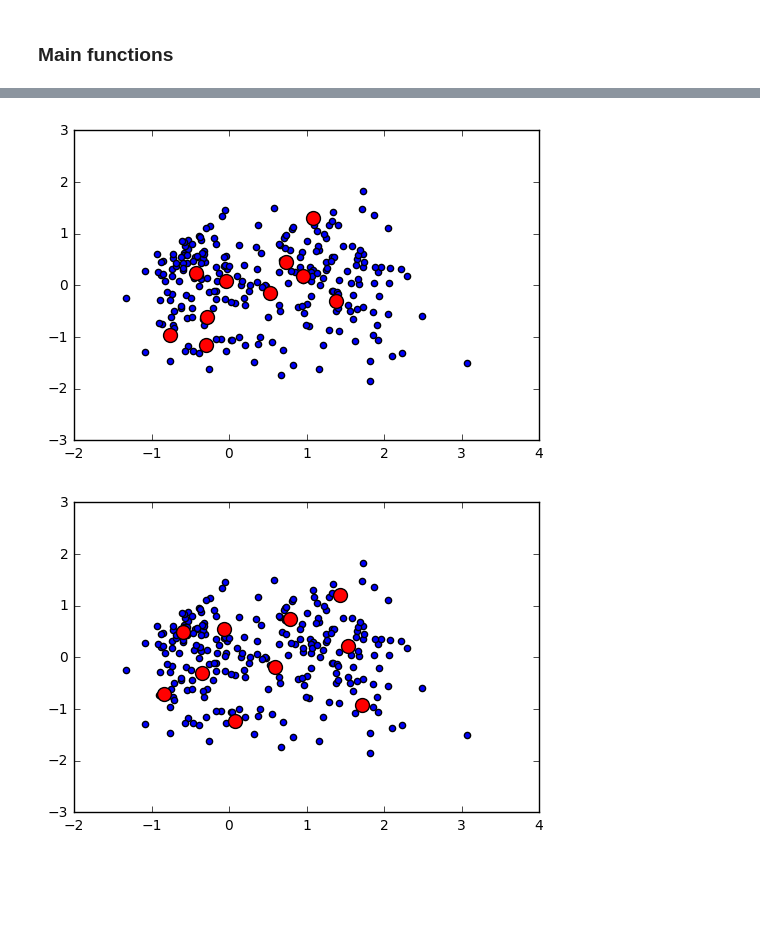
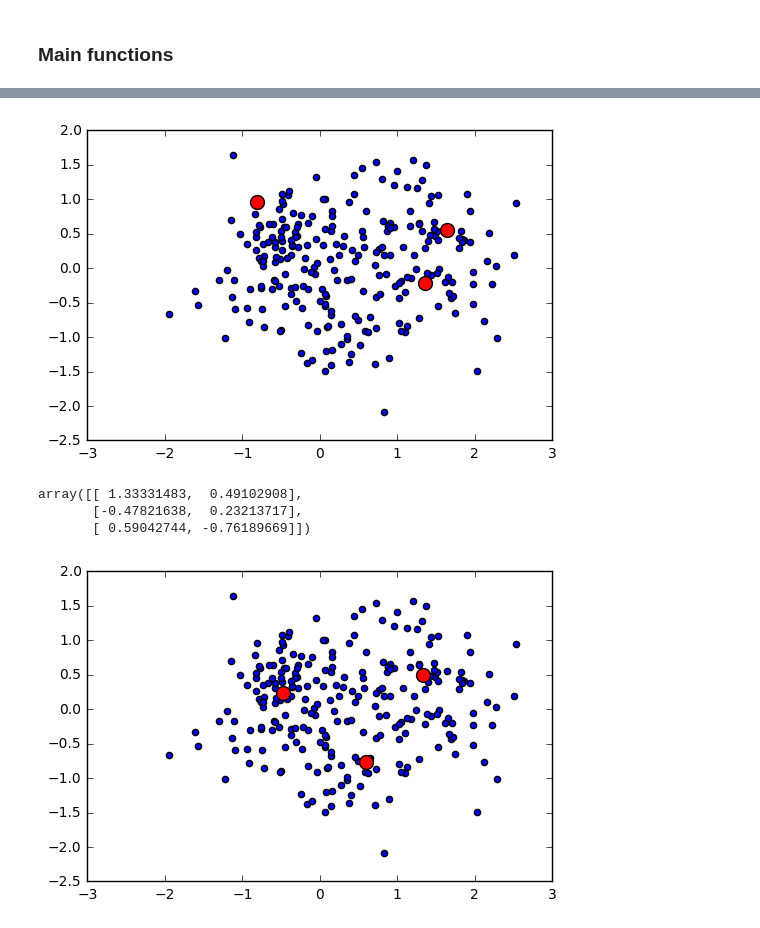
Before and after one commit to NazarKhomyn/ML_alg_DataRoot, a Jupyter notebook: k-means/K-means.ipynb, the cells around one changed output, grey strips where cells are left out. Cells and saved outputs as stored; diff of their text form; code cells hidden in the pictures; blank space fills up the shorter version.

Commit message:
SVM, K-means, NN
improve SVM, K-means, NN

```diff
--- a/k-means/K-means.ipynb
+++ b/k-means/K-means.ipynb
@@ -144,17 +18,26 @@ centroids = main(points)
+# %%
+k = 3
+# %%
+km = K_means(points,k)
 # %%
-centroids = initialize_centroids(points, 10)
+centroids = km.centroids
 
 plt.scatter(points[:, 0], points[:, 1])
 plt.scatter(centroids[:, 0], centroids[:, 1], c='r', s=100)
 ax = plt.gca()
 # %% [output]
-[figure, old version]
+[figure, new version]
+# %%
+km.train(100)
+# %% [output]
+array([[ 1.33331483,  0.49102908],
+       [-0.47821638,  0.23213717],
+       [ 0.59042744, -0.76189669]])
 # %%
-closest = closest_centroid(points, centroids)
-centroids = move_centroids(points, closest, centroids)
+centroids = km.centroids
 
 plt.scatter(points[:, 0], points[:, 1])
 plt.scatter(centroids[:, 0], centroids[:, 1], c='r', s=100)
 ax = plt.gca()
 # %% [output]
-[figure, old version]
+[figure, new version]
```
Also changed, not shown: parts of 17 cells of this notebook, 9 other files.
